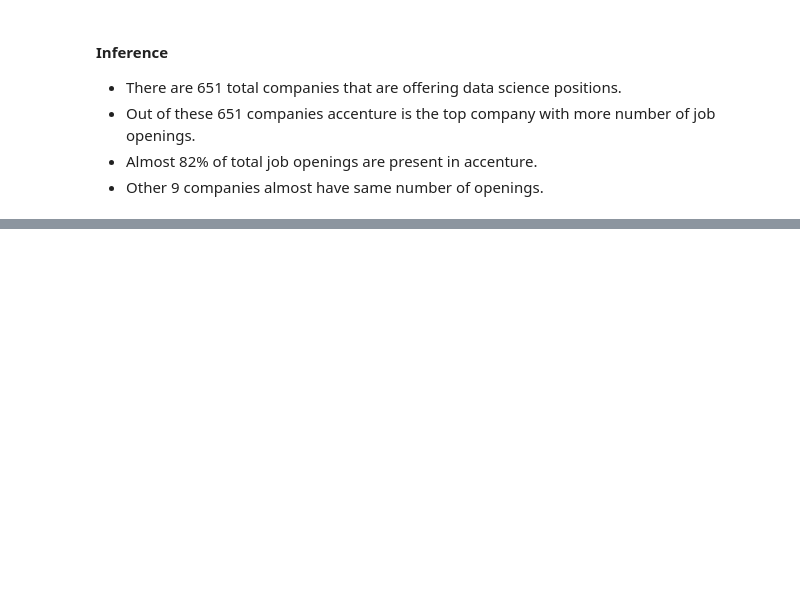
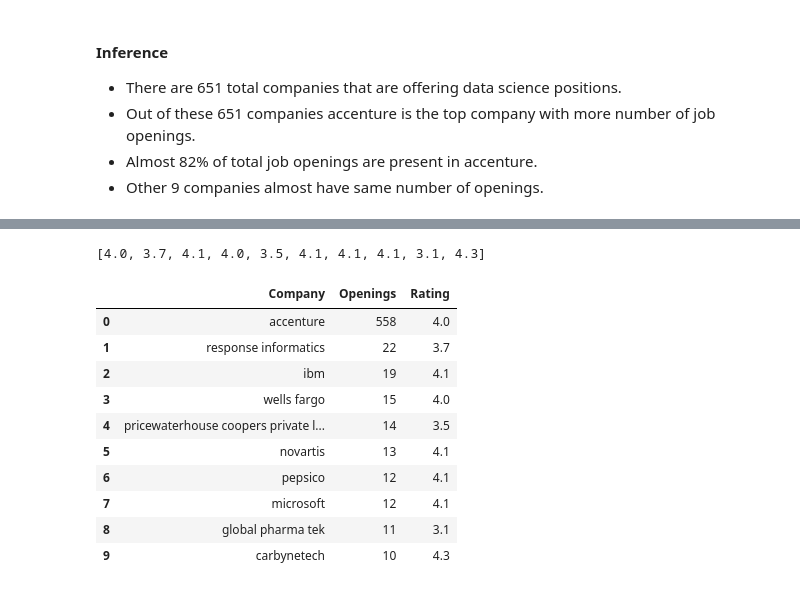
Before and after one commit to Lavanyasuc31/Data_Science_Jobs_Analysis, a Jupyter notebook: Naukri.ipynb, the cells around one changed output, grey strips where cells are left out. Drawn from its saved outputs; the diff is of its cells as text; code cells hidden in the pictures; blank space fills up the shorter version.

```diff
--- a/Naukri.ipynb
+++ b/Naukri.ipynb
@@ -821,0 +849,4 @@ plt.show()
+# %%
+top_company_rating
+# %% [output]
+[4.0, 3.7, 4.1, 4.0, 3.5, 4.1, 4.1, 4.1, 3.1, 4.3]
@@ -821,0 +855,14 @@ plt.show()
+# %%
+company_ratings
+# %% [output]
+|  | Company | Openings | Rating |
+| 0 | accenture | 558 | 4.0 |
+| 1 | response informatics | 22 | 3.7 |
+| 2 | ibm | 19 | 4.1 |
+| 3 | wells fargo | 15 | 4.0 |
+| 4 | pricewaterhouse coopers private l... | 14 | 3.5 |
+| 5 | novartis | 13 | 4.1 |
+| 6 | pepsico | 12 | 4.1 |
+| 7 | microsoft | 12 | 4.1 |
+| 8 | global pharma tek | 11 | 3.1 |
+| 9 | carbynetech | 10 | 4.3 |
```
Also changed, not shown: parts of 25 cells of this notebook.
